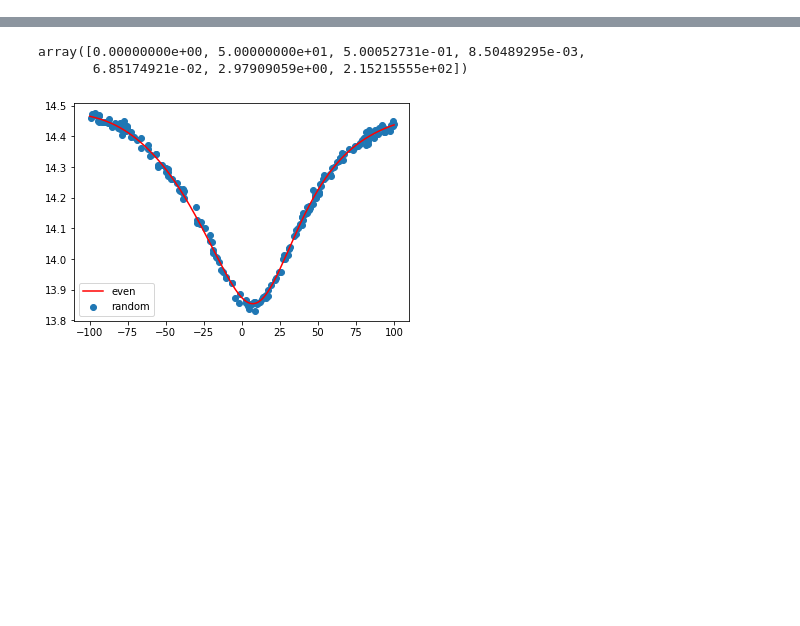
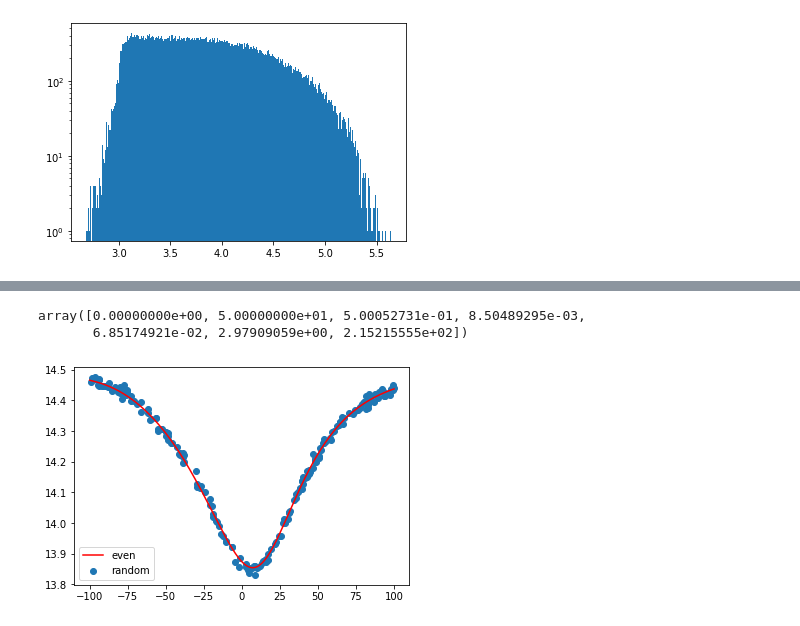
Before and after one commit to haimengzhao/magic-microlensing, a Jupyter notebook: simulate/data_examine.ipynb, the cells around one changed output, grey strips where cells are left out. Saved outputs shown, nothing was run; the diff lists cells and outputs as text; code cells hidden in the pictures; blank space fills up the shorter version.

```diff
--- a/simulate/data_examine.ipynb
+++ b/simulate/data_examine.ipynb
@@ -30,0 +31,10 @@ print(chi2, np.log10(Y[num, 4]))
+# %%
+from tqdm.notebook import tqdm
+chi2s = []
+for num in tqdm(range(len(Y))):
+    single = mm.Model({'t_0': Y[num, 0], 'u_0': Y[num, 2], 't_E': Y[num, 1]})
+    data = mm.MulensData([X[num, :, 0], X[num, :, 1], X[num, :, 2]], phot_fmt='flux')
+    event_single = mm.Event([data], single)
+    chi2 = event_single.get_chi2()
+    chi2s.append(chi2)
+chi2s = np.array(chi2s)
@@ -31,3 +45,8 @@ print(chi2, np.log10(Y[num, 4]))
+# %%
+hist = plt.hist(np.log10(chi2s), bins=500, log=True)
+plt.show()
+# %% [output]
+[figure, added]
 # %%
 X_even = np.delete(X_even, 2718, 0)
 X_random = np.delete(X_random, 2718, 0)
```
Also changed, not shown: parts of 3 cells of this notebook, 2 other files.
